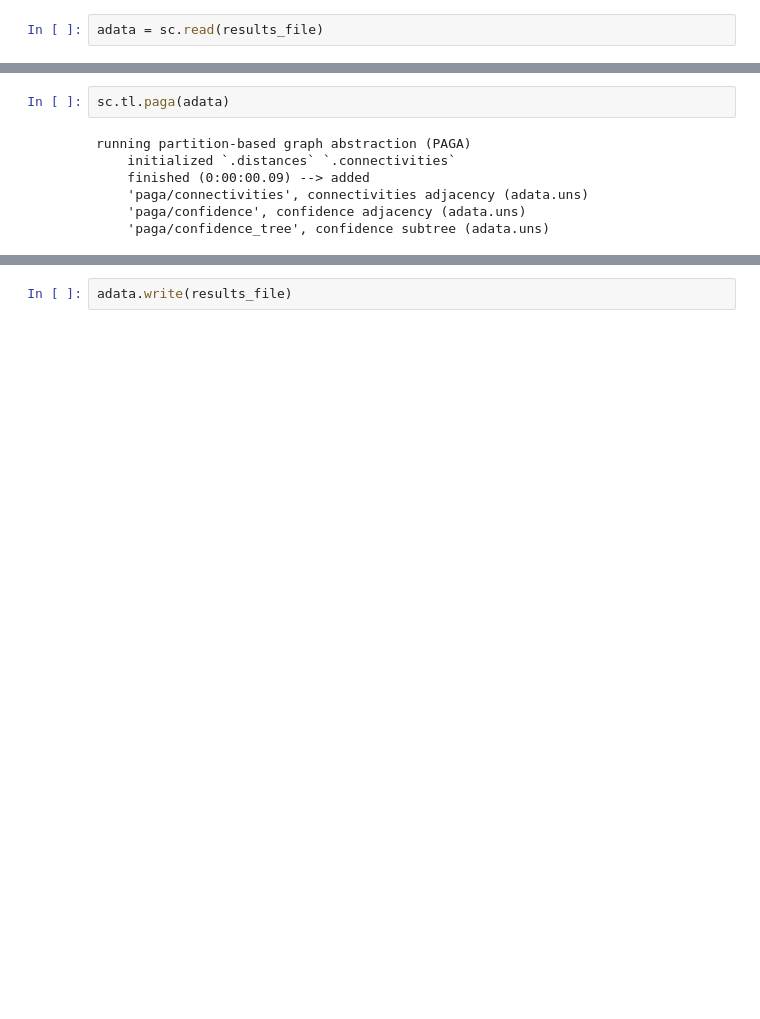
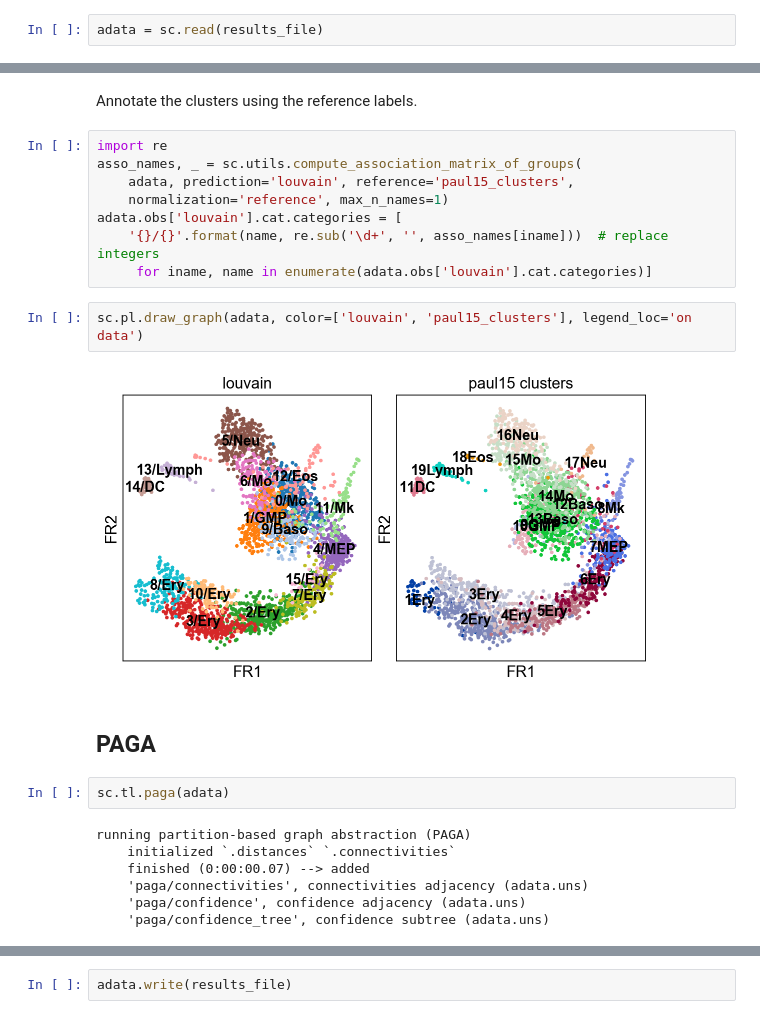
Before and after one commit to theislab/graph_abstraction, a Jupyter notebook: paul15/paul15.ipynb, the cells around one changed output, grey strips where cells are left out. Cells and saved outputs as stored; diff of their text form; blank space fills up the shorter version.

Commit message:
updated paul15

```diff
--- a/paul15/paul15.ipynb
+++ b/paul15/paul15.ipynb
@@ -151,10 +132,26 @@ running Louvain clustering
     'louvain', the cluster labels (adata.obs, categorical)
+# %% [markdown]
+Annotate the clusters using the reference labels.
+# %%
+import re
+asso_names, _ = sc.utils.compute_association_matrix_of_groups(
+    adata, prediction='louvain', reference='paul15_clusters',
+    normalization='reference', max_n_names=1)
+adata.obs['louvain'].cat.categories = [
+    '{}/{}'.format(name, re.sub('\d+', '', asso_names[iname]))  # replace integers
+     for iname, name in enumerate(adata.obs['louvain'].cat.categories)]
+# %%
+sc.pl.draw_graph(adata, color=['louvain', 'paul15_clusters'], legend_loc='on data')
+# %% [output]
+[figure, added]
+# %% [markdown]
+## PAGA
 # %%
 sc.tl.paga(adata)
 # %% [output]
 running partition-based graph abstraction (PAGA)
     initialized `.distances` `.connectivities`
-    finished (0:00:00.09) --> added
+    finished (0:00:00.07) --> added
     'paga/connectivities', connectivities adjacency (adata.uns)
     'paga/confidence', confidence adjacency (adata.uns)
     'paga/confidence_tree', confidence subtree (adata.uns)
```
Also changed, not shown: parts of 21 cells of this notebook.
